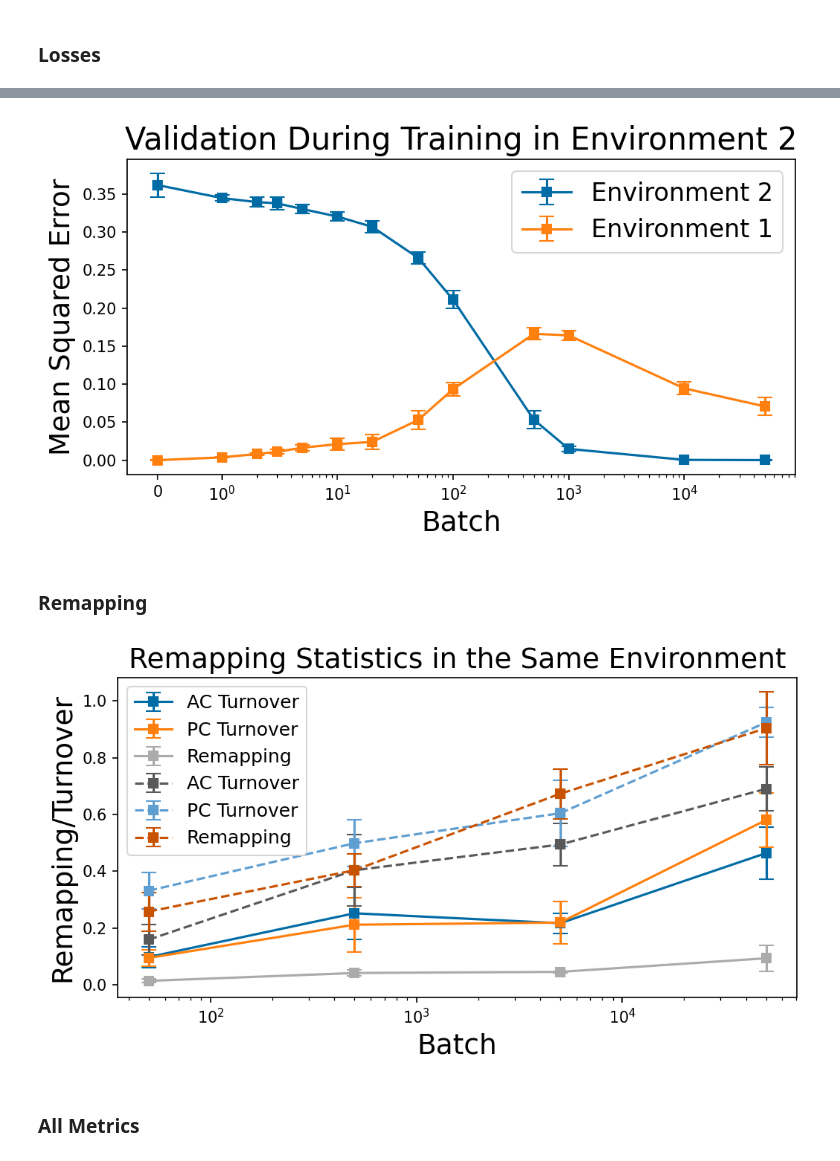
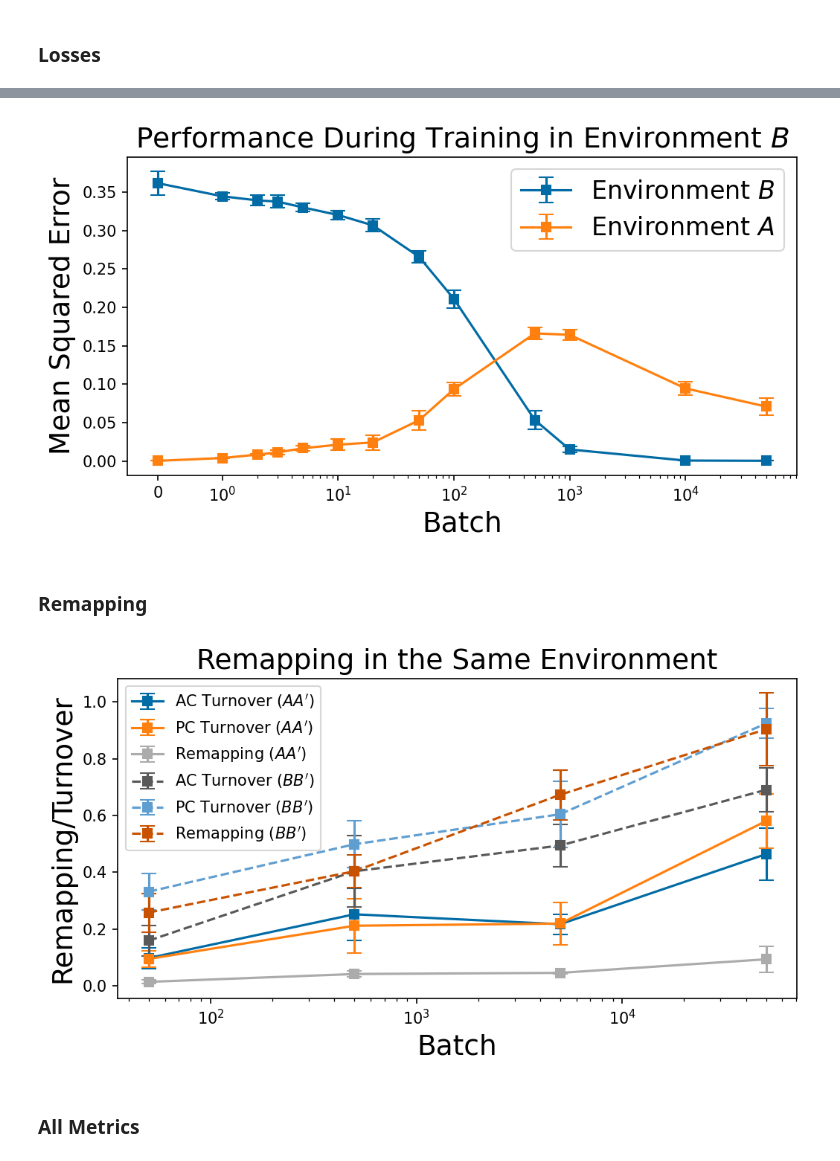
Before and after one commit to ChackMociute/Master-Thesis, a Jupyter notebook: analysis/comparison.ipynb, the cells around one changed output, grey strips where cells are left out. Drawn from its saved outputs; the diff is of its cells as text; code cells hidden in the pictures.

Commit message:
Minor renaming in plots

```diff
--- a/analysis/comparison.ipynb
+++ b/analysis/comparison.ipynb
@@ -30,16 +30,16 @@ losses = a2f.get_pos_losses()
 plt.figure(figsize=(7, 4), dpi=150)
 
 i = 50000
-for j in range(2):
+for j, env in enumerate(['A', 'B']):
     mean, std = losses.mean(1)[j, :i], losses.std(1)[j, :i] * 5
-    plt.plot(mean, label=f'Environment {j+1}')
+    plt.plot(mean, label=f'Environment ${env}$')
     plt.fill_between(range(i), mean + std, mean - std, alpha=0.5)
 
 plt.xscale('symlog', linthresh=1, subs=range(2, 10), linscale=0.5)
 plt.legend(fontsize=16)
 plt.xlabel('Batch', fontsize=18)
 plt.ylabel('Loss', fontsize=18)
-plt.title("Training Loss in Second Environment", fontsize=20)
+plt.title("Training Loss in Second Environment", fontsize=18)
 
 plt.tight_layout()
 plt.savefig(os.path.join(save_path, 'loss_env2.png'))
@@ -54,16 +54,16 @@ for mean, ci in zip(a2f.evals.mean(0), cis):
     plt.errorbar(ENV2_EVAL_BATCHES, mean, yerr=ci, capsize=5, fmt='s-')
 plt.xscale('symlog', linthresh=1, subs=range(2, 10), linscale=0.5)
 
-plt.legend(["Environment 2", "Environment 1"], fontsize=16)
+plt.legend(["Environment $B$", "Environment $A$"], fontsize=16)
 plt.xlabel('Batch', fontsize=18)
 plt.ylabel('Mean Squared Error', fontsize=18)
-plt.title("Validation During Training in Environment 2", fontsize=20)
+plt.title("Performance During Training in Environment $B$", fontsize=18)
 
 plt.tight_layout()
 plt.savefig(os.path.join(save_path, 'validation_env2.png'))
 plt.show()
 # %% [output]
-[figure, old version]
+[figure, new version]
 # %% [markdown]
 ### Remapping
 # %%
@@ -75,29 +75,31 @@ df = df.rename(index={i: b for i, b in zip(exp_names, batches)})
 # %%
 plt.figure(figsize=(7, 4), dpi=150)
 
 group = df.groupby(level=(0, 2), sort=False)
 means = group.mean().unstack(0).T.groupby(level=0)
 stds = group.std().unstack(0).T
 cis = stds * norm.ppf(0.995) / np.sqrt(df.index.get_level_values(1).unique().size)
 
 fmts = {"1_1'": 's-', "2_2'": 's--'}
 for (l, remap), (_, ci) in zip(means, cis.groupby(level=0)):
     remap = remap.droplevel(0).T.iterrows()
     ci = ci.droplevel(0).T.iterrows()
     for (stat, row), (_, s) in zip(remap, ci):
         plt.errorbar(batches, row, yerr=s, capsize=5, label=stat, fmt=fmts[l])
 plt.xscale('log')
 
-plt.legend(["AC Turnover", "PC Turnover", "Remapping"] * 2, fontsize=12)
+plt.legend(["AC Turnover ($AA'$)", "PC Turnover ($AA'$)",
+            "Remapping ($AA'$)", "AC Turnover ($BB'$)",
+            "PC Turnover ($BB'$)", "Remapping ($BB'$)"], fontsize=10)
 plt.xlabel('Batch', fontsize=18)
 plt.ylabel('Remapping/Turnover', fontsize=18)
-plt.title("Remapping Statistics in the Same Environment", fontsize=18)
+plt.title("Remapping in the Same Environment", fontsize=18)
 
 plt.tight_layout()
 plt.savefig(os.path.join(save_path, 'remaps_env2.png'))
 plt.show()
 # %% [output]
-[figure, old version]
+[figure, new version]
 # %% [markdown]
 ### All Metrics
 # %%
```
Also changed, not shown: parts of 1 cell of this notebook, 3 other files.
